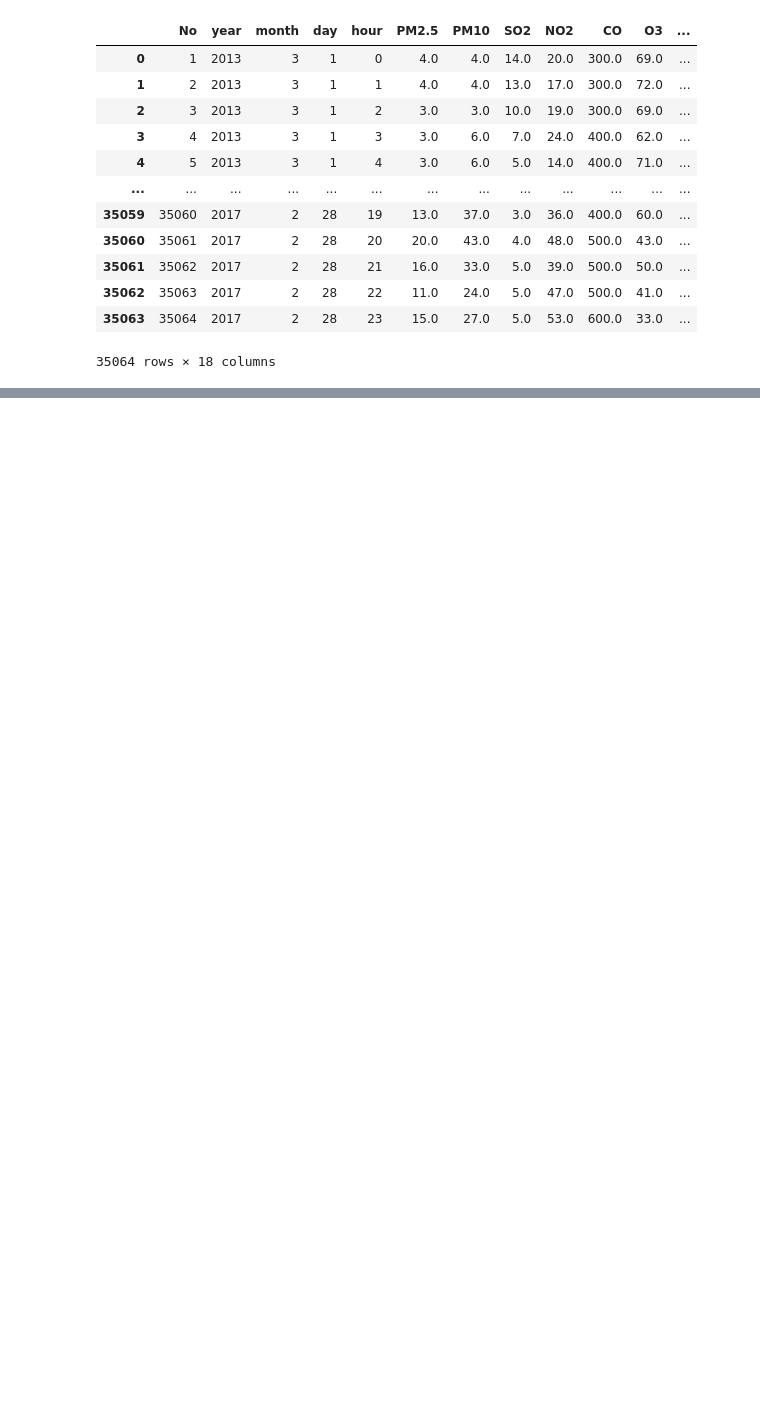
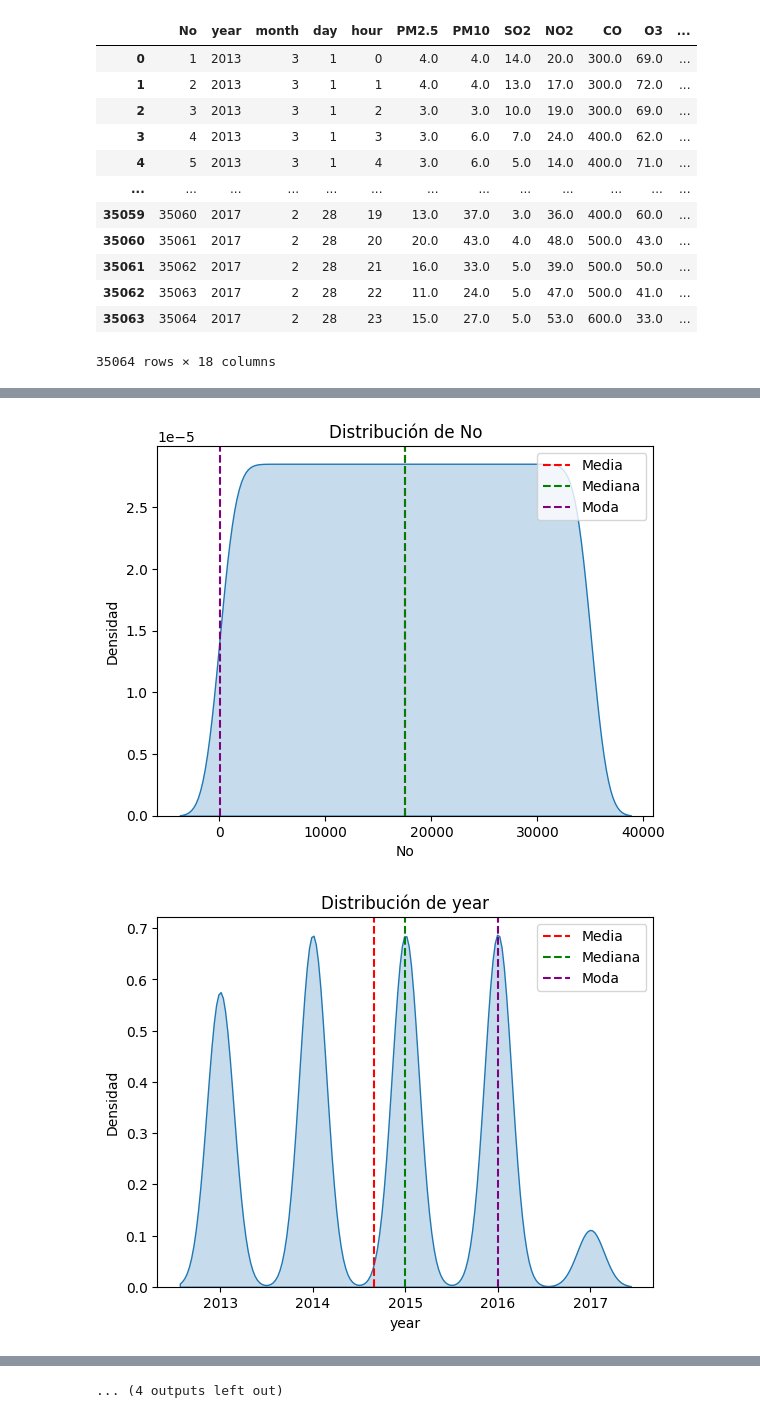
Before and after one commit to Afkerian/Beijing-Multi-Site-Air-Quality-Data-Data-Set, a Jupyter notebook: notebooks/analyticis.ipynb, the cells around one changed output, grey strips where cells are left out. Drawn from its saved outputs; the diff is of its cells as text; code cells hidden in the pictures; blank space fills up the shorter version.

Commit message:
Asimetrias Graphs

```diff
--- a/notebooks/analyticis.ipynb
+++ b/notebooks/analyticis.ipynb
@@ -43,0 +153,4 @@ df['AQI'] = df.apply(calculate_aqi, axis=1)
+# %%
+columnas_a_excluir = ['wd', 'station','AQI']
+df1 = df
+df = df.drop(columnas_a_excluir, axis=1)
@@ -43,0 +178,19 @@ df['AQI'] = df.apply(calculate_aqi, axis=1)
+# %%
+moda = df.mode().iloc[0]
+media = df.mean()
+mediana = df.median()
+# %%
+for columna in df.columns:
+    plt.figure()
+    sns.kdeplot(df[columna], fill=True)
+    plt.axvline(x=media[columna], color='red', linestyle='--', label='Media')
+    plt.axvline(x=mediana[columna], color='green', linestyle='--', label='Mediana')
+    plt.axvline(x=moda[columna], color='purple', linestyle='--', label='Moda')
+    plt.xlabel(columna)
+    plt.ylabel('Densidad')
+    plt.title(f'Distribución de {columna}')
+    plt.legend()
+    plt.show()
+# %% [output]
+[figure, added]
+[figure, added]
@@ -43,0 +207 @@ df['AQI'] = df.apply(calculate_aqi, axis=1)
+... (4 outputs left out)
```
Also changed, not shown: parts of 13 cells of this notebook, 2 other files.
